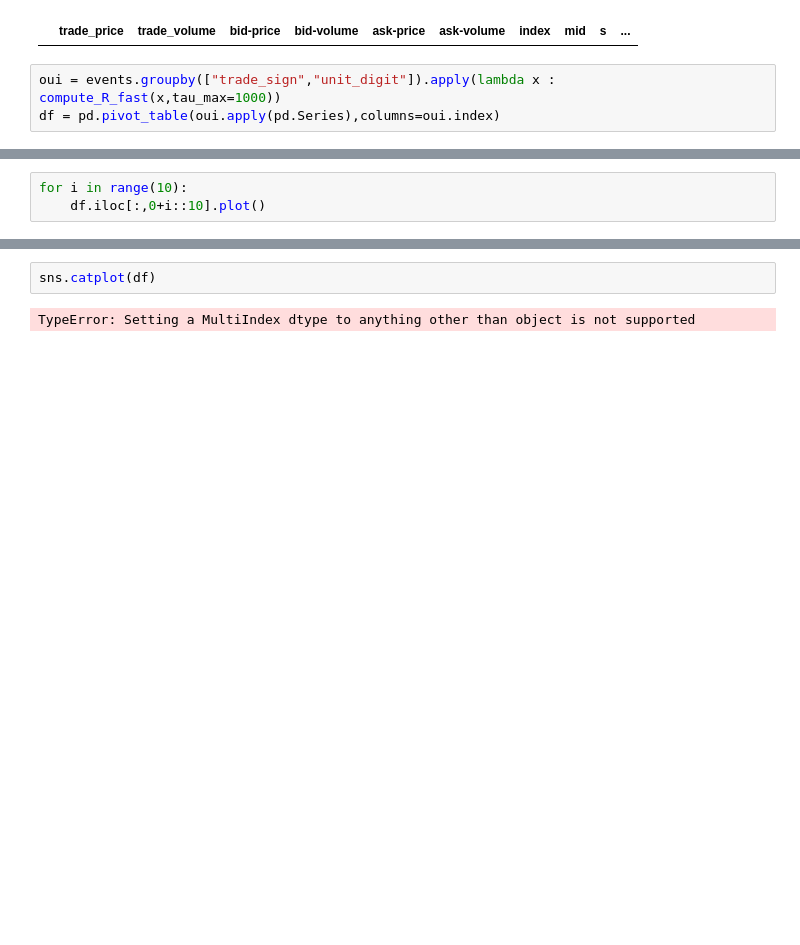
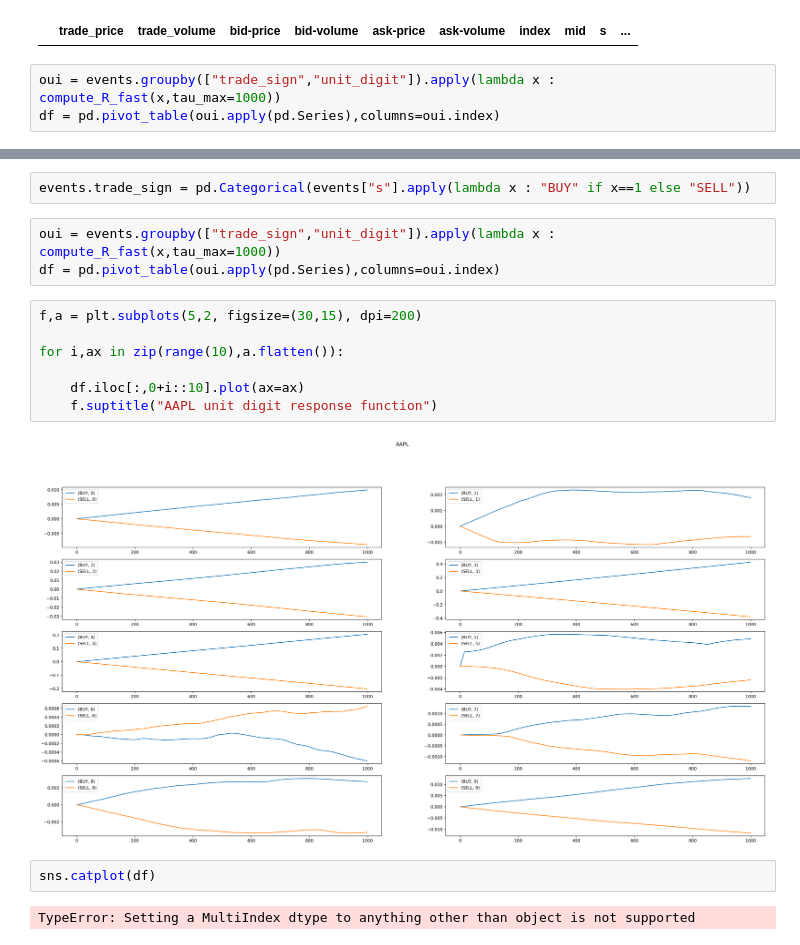
Before and after one commit to HaroldBenoit/behavioural-trading, a Jupyter notebook: project.ipynb, the cells around one changed output, grey strips where cells are left out. Cells and saved outputs as stored; diff of their text form; blank space fills up the shorter version.

```diff
--- a/project.ipynb
+++ b/project.ipynb
@@ -85,4 +82 @@ df
 1000 rows × 20 columns
-# %%
-for i in range(10):
-    df.iloc[:,0+i::10].plot()
@@ -100,3 +108,17 @@ for i in range(10):
+# %%
+events.trade_sign = pd.Categorical(events["s"].apply(lambda x : "BUY" if x==1 else "SELL"))
+# %%
+oui = events.groupby(["trade_sign","unit_digit"]).apply(lambda x : compute_R_fast(x,tau_max=1000))
+df = pd.pivot_table(oui.apply(pd.Series),columns=oui.index)
+# %%
+f,a = plt.subplots(5,2, figsize=(30,15), dpi=200)
+
+for i,ax in zip(range(10),a.flatten()):
+
+    df.iloc[:,0+i::10].plot(ax=ax)
+    f.suptitle("AAPL unit digit response function")
+# %% [output]
+[figure, added]
 # %%
 sns.catplot(df)
 # %% [output]
```
Also changed, not shown: parts of 8 cells of this notebook, 4 other files.
